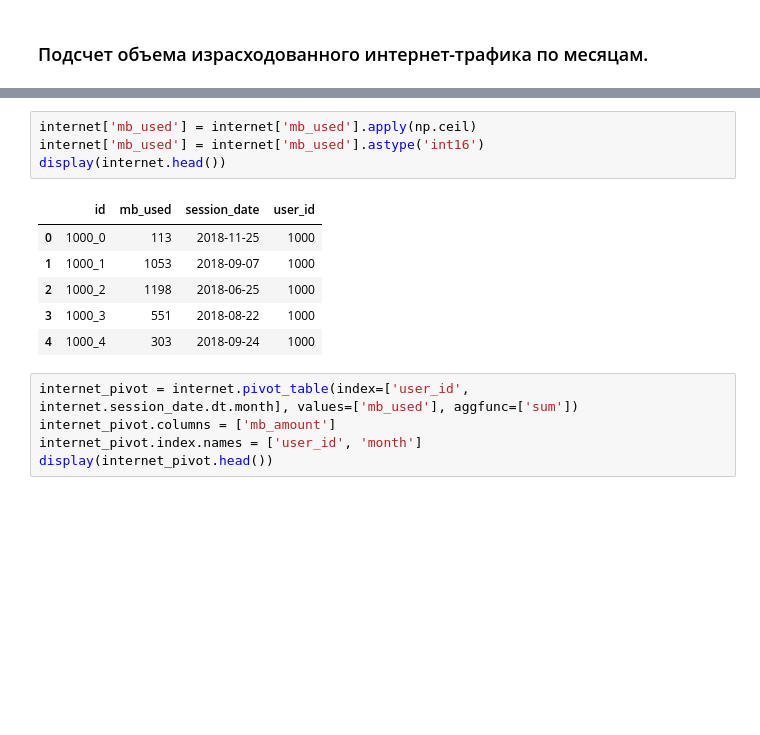
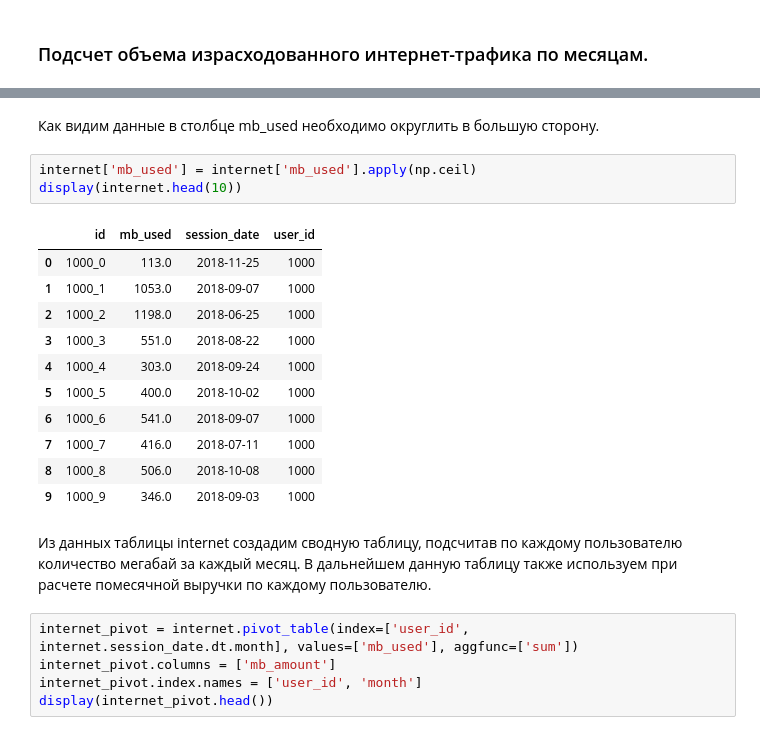
Before and after one commit to Valery2120/DS-DE, a Jupyter notebook: jupyter/ds/theme_05/theme_05.ipynb, the cells around one changed output, grey strips where cells are left out. Drawn from its saved outputs; the diff is of its cells as text; blank space fills up the shorter version.

```diff
--- a/jupyter/ds/theme_05/theme_05.ipynb
+++ b/jupyter/ds/theme_05/theme_05.ipynb
@@ -469,14 +514,22 @@ display(messages_pivot.head())
+# %% [markdown]
+Как видим данные в столбце mb_used необходимо округлить в большую сторону.
 # %%
 internet['mb_used'] = internet['mb_used'].apply(np.ceil)
-internet['mb_used'] = internet['mb_used'].astype('int16')
-display(internet.head())
+display(internet.head(10))
 # %% [output]
 |  | id | mb_used | session_date | user_id |
-| 0 | 1000_0 | 113 | 2018-11-25 | 1000 |
-| 1 | 1000_1 | 1053 | 2018-09-07 | 1000 |
-| 2 | 1000_2 | 1198 | 2018-06-25 | 1000 |
-| 3 | 1000_3 | 551 | 2018-08-22 | 1000 |
-| 4 | 1000_4 | 303 | 2018-09-24 | 1000 |
+| 0 | 1000_0 | 113.0 | 2018-11-25 | 1000 |
+| 1 | 1000_1 | 1053.0 | 2018-09-07 | 1000 |
+| 2 | 1000_2 | 1198.0 | 2018-06-25 | 1000 |
+| 3 | 1000_3 | 551.0 | 2018-08-22 | 1000 |
+| 4 | 1000_4 | 303.0 | 2018-09-24 | 1000 |
+| 5 | 1000_5 | 400.0 | 2018-10-02 | 1000 |
+| 6 | 1000_6 | 541.0 | 2018-09-07 | 1000 |
+| 7 | 1000_7 | 416.0 | 2018-07-11 | 1000 |
+| 8 | 1000_8 | 506.0 | 2018-10-08 | 1000 |
+| 9 | 1000_9 | 346.0 | 2018-09-03 | 1000 |
+# %% [markdown]
+Из данных таблицы internet создадим сводную таблицу, подсчитав по каждому пользователю количество мегабай за каждый месяц. В дальнейшем данную таблицу также используем при расчете помесячной выручки по каждому пользователю.
 # %%
 internet_pivot = internet.pivot_table(index=['user_id', internet.session_date.dt.month], values=['mb_used'], aggfunc=['sum'])
 internet_pivot.columns = ['mb_amount']
```
Also changed, not shown: parts of 33 cells of this notebook.
